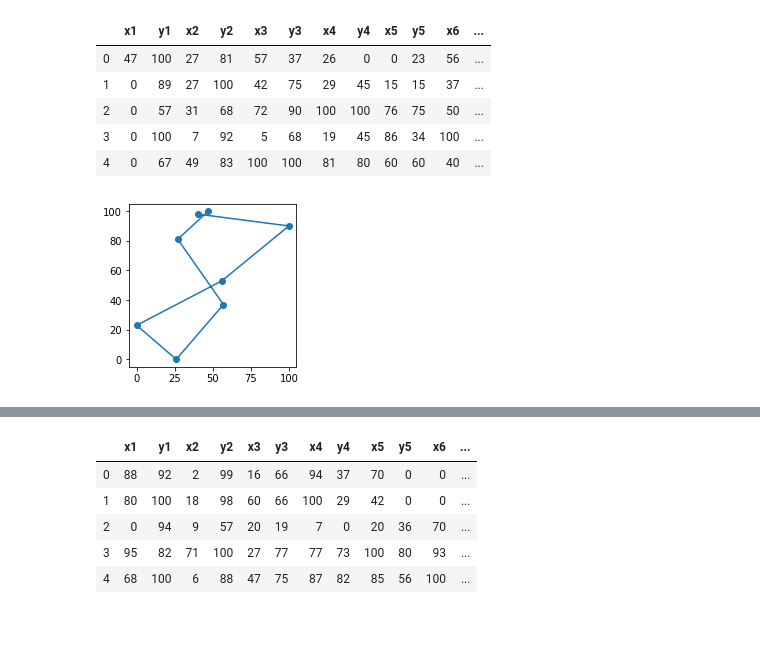
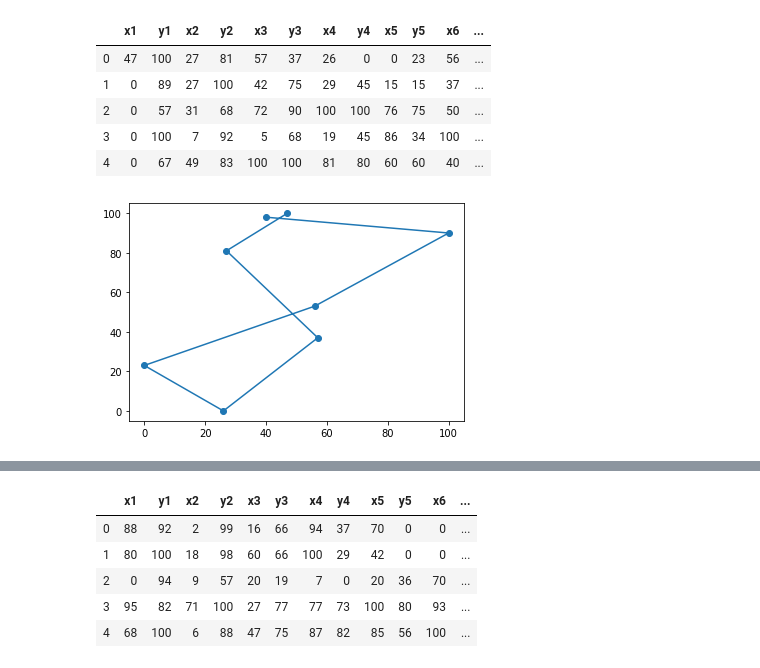
Before and after one commit to bsakshat/digits-classification, a Jupyter notebook: dm_project1.ipynb, the cells around one changed output, grey strips where cells are left out. Cells and saved outputs as stored; diff of their text form; code cells hidden in the pictures; blank space fills up the shorter version.

```diff
--- a/dm_project1.ipynb
+++ b/dm_project1.ipynb
@@ -19,8 +19,8 @@ training_data.head()
 | 4 | 0 | 67 | 49 | 83 | 100 | 100 | 81 | 80 | 60 | 60 | 40 | ... |
 # %%
 coor = training_data.drop('label', axis = 1).iloc[0].values.reshape(8, 2)
-plt.figure(figsize=(3, 3))
+#plt.figure(figsize=(3, 3))
 plt.plot(coor[:, 0], coor[:, 1], 'o-')
 plt.show()
 # %% [output]
-[figure, old version]
+[figure, new version]
```
Also changed, not shown: parts of 9 cells of this notebook.
